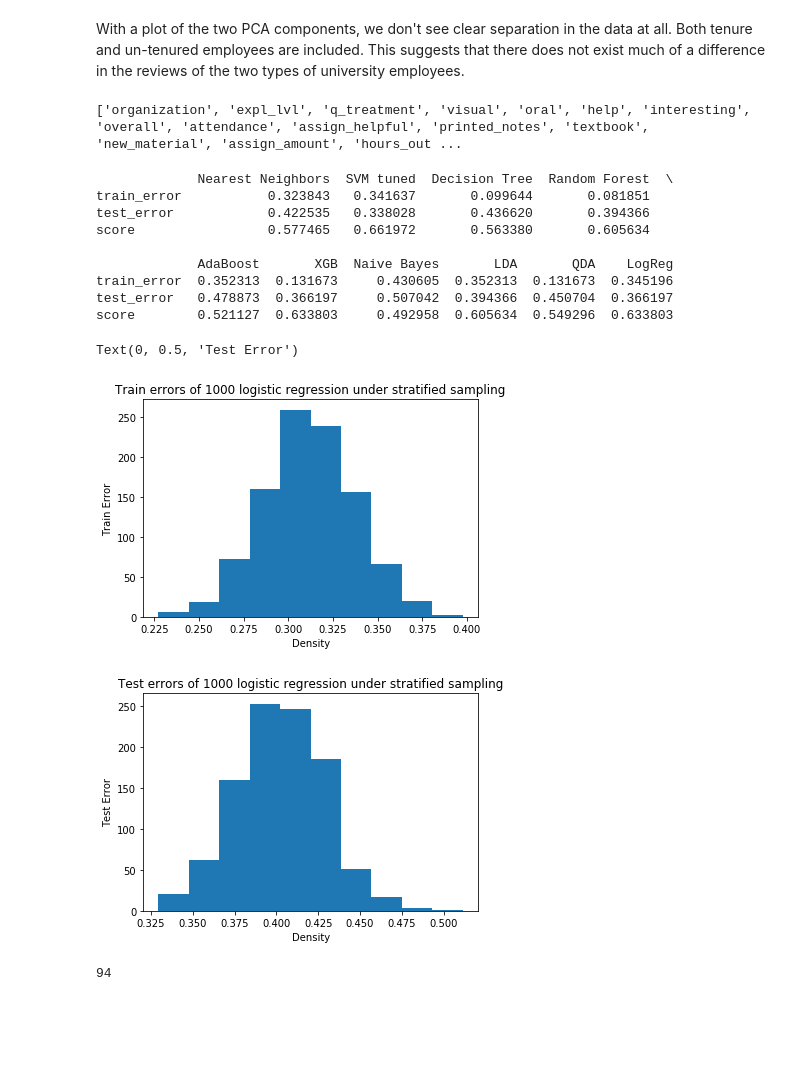
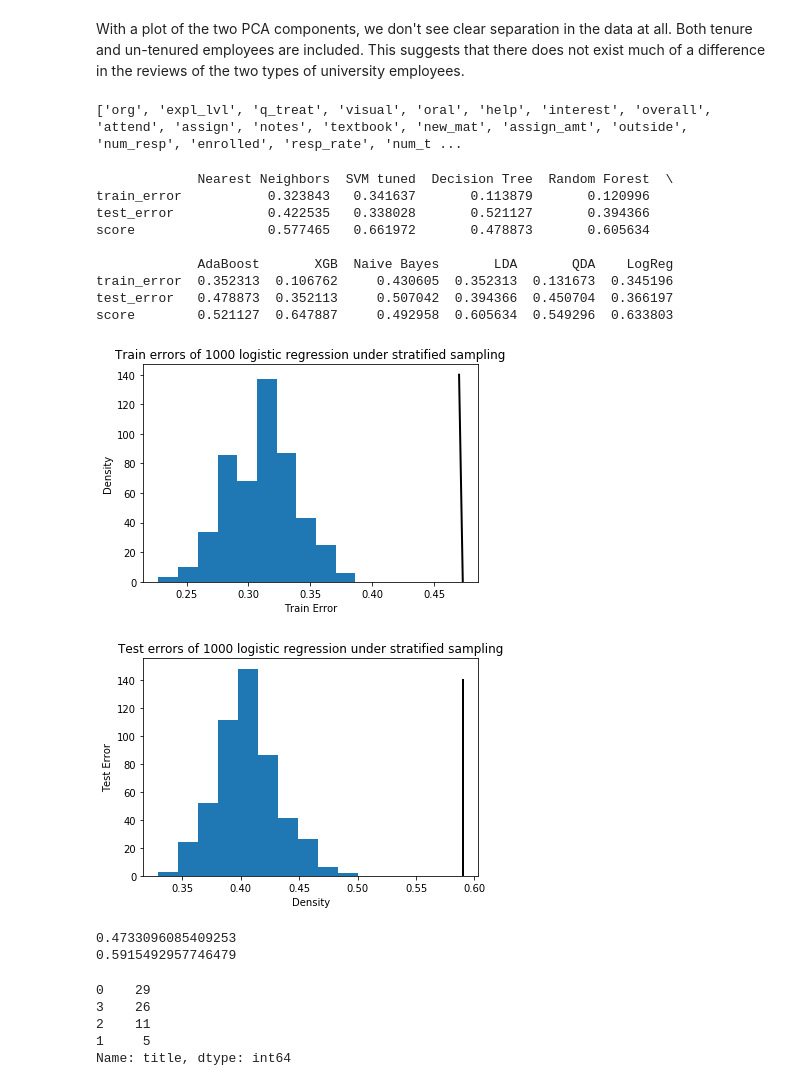
Before and after one commit to Akababa/course_eval, a Jupyter notebook: classifier_comparisons.ipynb, the cells around one changed output. Cells and saved outputs as stored; diff of their text form; code cells hidden in the pictures; blank space fills up the shorter version.

```diff
--- a/classifier_comparisons.ipynb
+++ b/classifier_comparisons.ipynb
@@ -31,7 +33,7 @@ eval_data[["section"]]=pd.Categorical(eval_data.section)
 #eval_data["response_rate"] = eval_data.num_responses / eval_data.enrolled
 #df.replace([np.inf, -np.inf], np.nan)
 
-df=eval_data[eval_data.num_responses>10] # only surveys with >10 responses
+df=eval_data[eval_data.num_resp>10] # only surveys with >10 responses
 df=df.groupby("instructor").filter(lambda x:len(x)>2) # only teachers with >=3 classes
 df=pd.merge(df,sal,how='left', left_on=["instructor"],right_on=['name']).drop(['benefits',"section"],axis=1)
 df.title.replace(np.nan,"Lecturer",inplace=True)
@@ -390,7 +390,7 @@ classifiers = [
     QuadraticDiscriminantAnalysis(),
     LogisticRegression(solver='liblinear')]
 # %% [output]
-['organization', 'expl_lvl', 'q_treatment', 'visual', 'oral', 'help', 'interesting', 'overall', 'attendance', 'assign_helpful', 'printed_notes', 'textbook', 'new_material', 'assign_amount', 'hours_out ...
+['org', 'expl_lvl', 'q_treat', 'visual', 'oral', 'help', 'interest', 'overall', 'attend', 'assign', 'notes', 'textbook', 'new_mat', 'assign_amt', 'outside', 'num_resp', 'enrolled', 'resp_rate', 'num_t ...
 # %%
 X_train, X_test, y_train, y_test = train_test_split(X,titles,test_size=0.2,random_state=42,stratify=titles)
 
@@ -412,46 +412,68 @@ for name,classifier in zip(names,classifiers):
 print(output)
 # %% [output]
              Nearest Neighbors  SVM tuned  Decision Tree  Random Forest  \
-train_error           0.323843   0.341637       0.099644       0.081851
-test_error            0.422535   0.338028       0.436620       0.394366
-score                 0.577465   0.661972       0.563380       0.605634
+train_error           0.323843   0.341637       0.113879       0.120996
+test_error            0.422535   0.338028       0.521127       0.394366
+score                 0.577465   0.661972       0.478873       0.605634
 
              AdaBoost       XGB  Naive Bayes       LDA       QDA    LogReg
-train_error  0.352313  0.131673     0.430605  0.352313  0.131673  0.345196
-test_error   0.478873  0.366197     0.507042  0.394366  0.450704  0.366197
-score        0.521127  0.633803     0.492958  0.605634  0.549296  0.633803
+train_error  0.352313  0.106762     0.430605  0.352313  0.131673  0.345196
+test_error   0.478873  0.352113     0.507042  0.394366  0.450704  0.366197
+score        0.521127  0.647887     0.492958  0.605634  0.549296  0.633803
 # %%
 from sklearn.model_selection import StratifiedShuffleSplit
 #output = pd.DataFrame(columns = ['train_error', 'base_line_train', 'test_error','base_line_test', 'score'])
 output = pd.DataFrame(columns = [0,1,2,3,4])
 
 classifier= LogisticRegression(solver="newton-cg",multi_class="multinomial")
-for i in range(1,1000):
+for i in range(1,500):
     X_train, X_test, y_train, y_test = train_test_split(X,titles,test_size=0.5,stratify=titles)
     classifier.fit(X_train, y_train)
     score = classifier.score(X_test,y_test)
     train_err = np.mean(classifier.predict(X_train)!=y_train)
     test_err = np.mean(classifier.predict(X_test)!=y_test)
-    baseline_train = np.mean(y_train)
-    baseline_test = np.mean(y_test)
+    train_df = pd.DataFrame(y_train)
+    test_df = pd.DataFrame(y_test)
+    most_pop_train = train_df['title'].value_counts().max()
+    baseline_train = 1-(most_pop_train/352)
+    most_pop_test = test_df['title'].value_counts().max()
+    baseline_test = 1- (most_pop_test/352)
     output_l = pd.DataFrame([train_err, baseline_train, test_err,baseline_test, score]).transpose()
     output = pd.concat([output,output_l])
 # %%
 #output
 plt.hist(output[0])
 plt.title("Train errors of 1000 logistic regression under stratified sampling")
-plt.xlabel("Density")
-plt.ylabel("Train Error")
+plt.xlabel("Train Error")
+plt.ylabel("Density")
+l1 = plt.plot([0.473,0.47], [0, 140], 'k-', lw=2)
 plt.figure(0)
 plt.hist(output[2],stacked=True)
 plt.title("Test errors of 1000 logistic regression under stratified sampling")
 plt.xlabel("Density")
 plt.ylabel("Test Error")
+l1 = plt.plot([0.59,0.59], [0, 140], 'k-', lw=2)
 # %% [output]
-Text(0, 0.5, 'Test Error')
-[figure, old version]
+[figure, new version]
-[figure, old version]
+[figure, new version]
-# %%
-len(titles[titles == 3])
-# %% [output]
-94
+# %%
+X_train, X_test, y_train, y_test = train_test_split(X,titles,test_size=0.2,random_state=42)
+train_df = pd.DataFrame(y_train)
+test_df = pd.DataFrame(y_test)
+train_df['title'].value_counts().max()
+most_pop_train = train_df['title'].value_counts().max()
+baseline_train = 1-(most_pop_train/len(train_df))
+most_pop_test = test_df['title'].value_counts().max()
+baseline_test = 1- (most_pop_test/len(test_df))
+
+print(baseline_train)
+print(baseline_test)
+test_df['title'].value_counts()
+# %% [output]
+0.4733096085409253
+0.5915492957746479
+0    29
+3    26
+2    11
+1     5
+Name: title, dtype: int64
```
Also changed, not shown: parts of 11 cells of this notebook.
